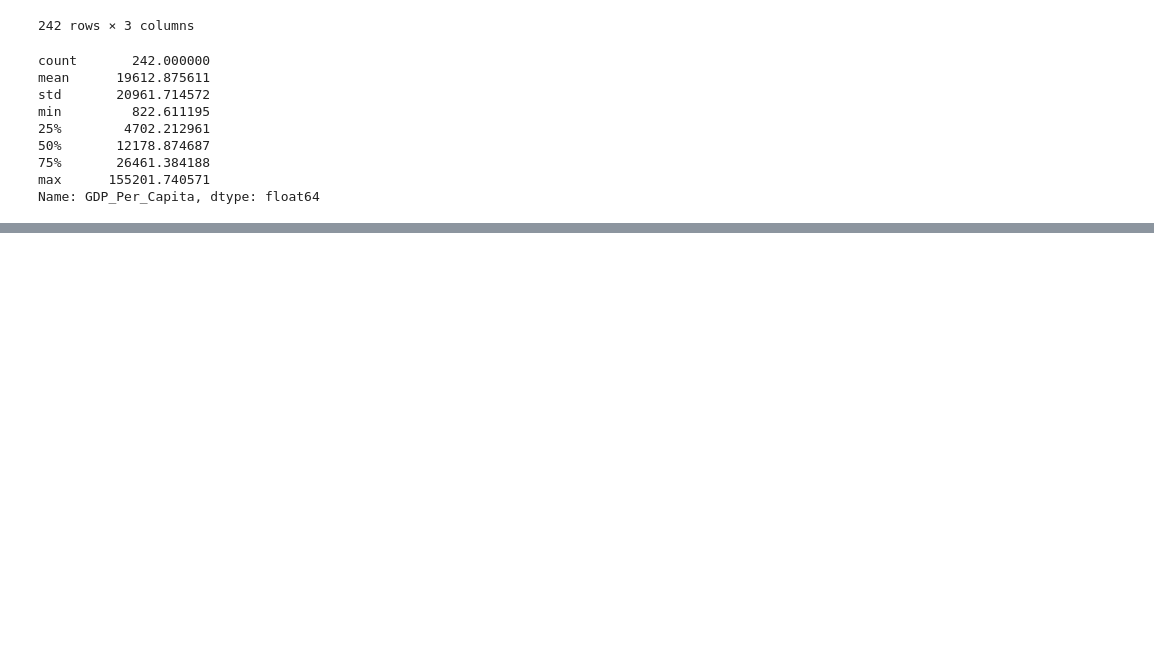
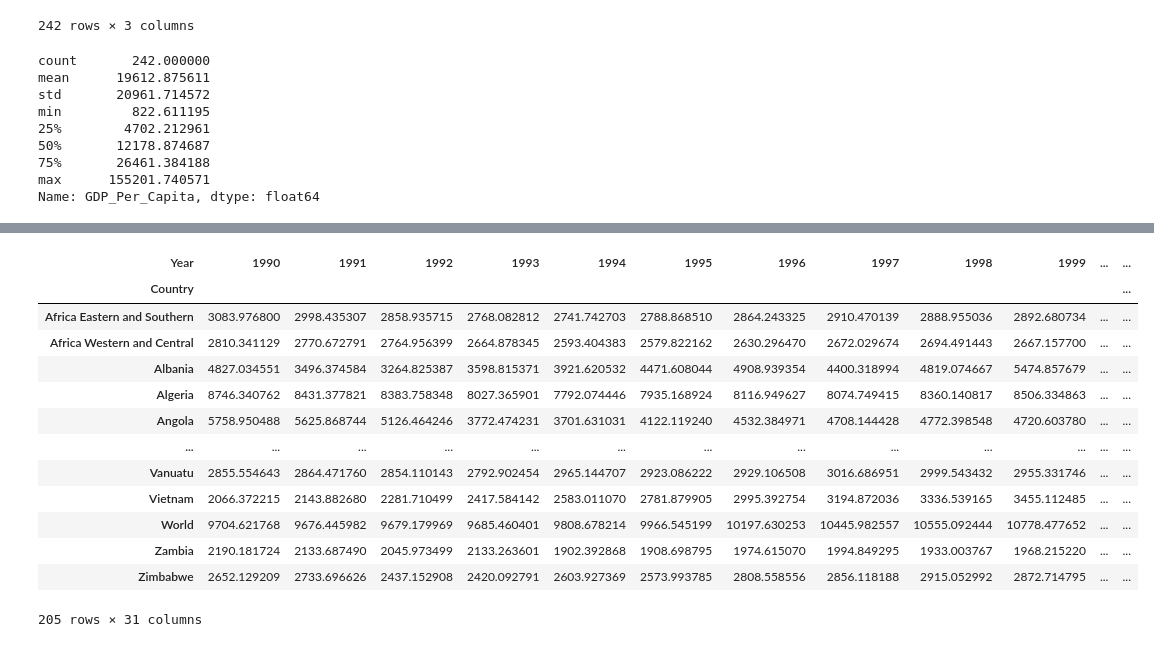
Before and after one commit to KagonDeans/un-exploration-KagonDeans, a Jupyter notebook: notebooks/UN_Data_Exploration.ipynb, the cells around one changed output, grey strips where cells are left out. Drawn from its saved outputs; the diff is of its cells as text; code cells hidden in the pictures; blank space fills up the shorter version.

```diff
--- a/notebooks/UN_Data_Exploration.ipynb
+++ b/notebooks/UN_Data_Exploration.ipynb
@@ -183,0 +286,17 @@ gdp_2014['GDP_Per_Capita'].hist()
+# %%
+gdp_df.pivot_table(values = 'GDP_Per_Capita', index = 'Country', columns = 'Year').dropna()
+# %% [output]
+| Year | 1990 | 1991 | 1992 | 1993 | 1994 | 1995 | 1996 | 1997 | 1998 | 1999 | ... | ... |
+| Country |  |  |  |  |  |  |  |  |  |  |  | ... |
+| Africa Eastern and Southern | 3083.976800 | 2998.435307 | 2858.935715 | 2768.082812 | 2741.742703 | 2788.868510 | 2864.243325 | 2910.470139 | 2888.955036 | 2892.680734 | ... | ... |
+| Africa Western and Central | 2810.341129 | 2770.672791 | 2764.956399 | 2664.878345 | 2593.404383 | 2579.822162 | 2630.296470 | 2672.029674 | 2694.491443 | 2667.157700 | ... | ... |
+| Albania | 4827.034551 | 3496.374584 | 3264.825387 | 3598.815371 | 3921.620532 | 4471.608044 | 4908.939354 | 4400.318994 | 4819.074667 | 5474.857679 | ... | ... |
+| Algeria | 8746.340762 | 8431.377821 | 8383.758348 | 8027.365901 | 7792.074446 | 7935.168924 | 8116.949627 | 8074.749415 | 8360.140817 | 8506.334863 | ... | ... |
+| Angola | 5758.950488 | 5625.868744 | 5126.464246 | 3772.474231 | 3701.631031 | 4122.119240 | 4532.384971 | 4708.144428 | 4772.398548 | 4720.603780 | ... | ... |
+| ... | ... | ... | ... | ... | ... | ... | ... | ... | ... | ... | ... | ... |
+| Vanuatu | 2855.554643 | 2864.471760 | 2854.110143 | 2792.902454 | 2965.144707 | 2923.086222 | 2929.106508 | 3016.686951 | 2999.543432 | 2955.331746 | ... | ... |
+| Vietnam | 2066.372215 | 2143.882680 | 2281.710499 | 2417.584142 | 2583.011070 | 2781.879905 | 2995.392754 | 3194.872036 | 3336.539165 | 3455.112485 | ... | ... |
+| World | 9704.621768 | 9676.445982 | 9679.179969 | 9685.460401 | 9808.678214 | 9966.545199 | 10197.630253 | 10445.982557 | 10555.092444 | 10778.477652 | ... | ... |
+| Zambia | 2190.181724 | 2133.687490 | 2045.973499 | 2133.263601 | 1902.392868 | 1908.698795 | 1974.615070 | 1994.849295 | 1933.003767 | 1968.215220 | ... | ... |
+| Zimbabwe | 2652.129209 | 2733.696626 | 2437.152908 | 2420.092791 | 2603.927369 | 2573.993785 | 2808.558556 | 2856.118188 | 2915.052992 | 2872.714795 | ... | ... |
+205 rows × 31 columns
```
Also changed, not shown: parts of 21 cells of this notebook.
